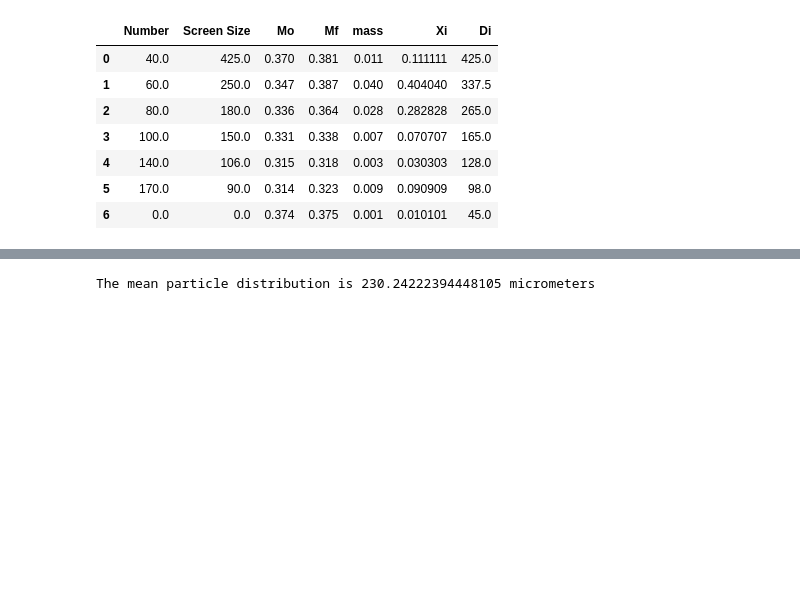
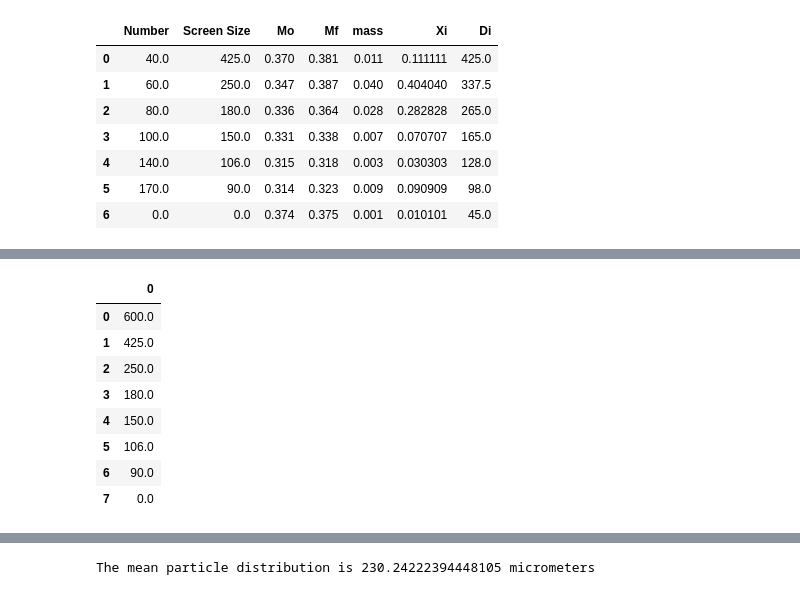
Before and after one commit to davissineath/ClassLabs, a Jupyter notebook: Fluids_labs/particle_size.ipynb, the cells around one changed output, grey strips where cells are left out. Drawn from its saved outputs; the diff is of its cells as text; code cells hidden in the pictures; blank space fills up the shorter version.

```diff
--- a/Fluids_labs/particle_size.ipynb
+++ b/Fluids_labs/particle_size.ipynb
@@ -31,0 +34,14 @@ plt.show()
+# %%
+edg = pd.DataFrame([600])
+edg = pd.concat([edg, data["Screen Size"]], ignore_index=True)
+edg
+# %% [output]
+|  | 0 |
+| 0 | 600.0 |
+| 1 | 425.0 |
+| 2 | 250.0 |
+| 3 | 180.0 |
+| 4 | 150.0 |
+| 5 | 106.0 |
+| 6 | 90.0 |
+| 7 | 0.0 |
```
Also changed, not shown: parts of 3 cells of this notebook, 2 other files.
